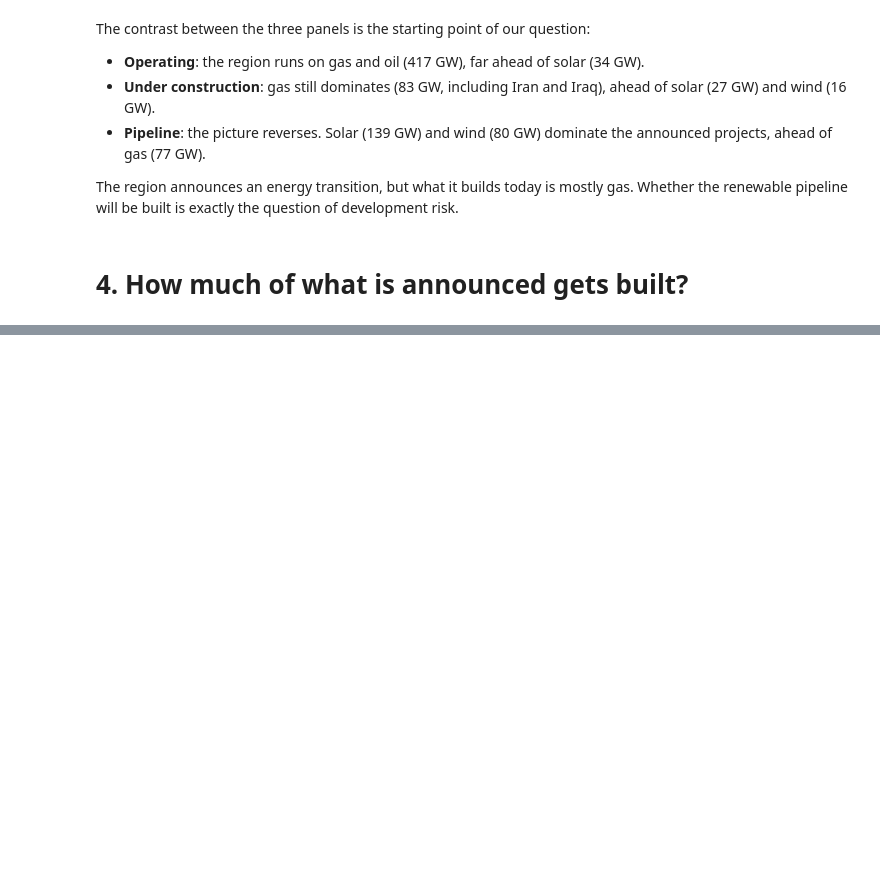
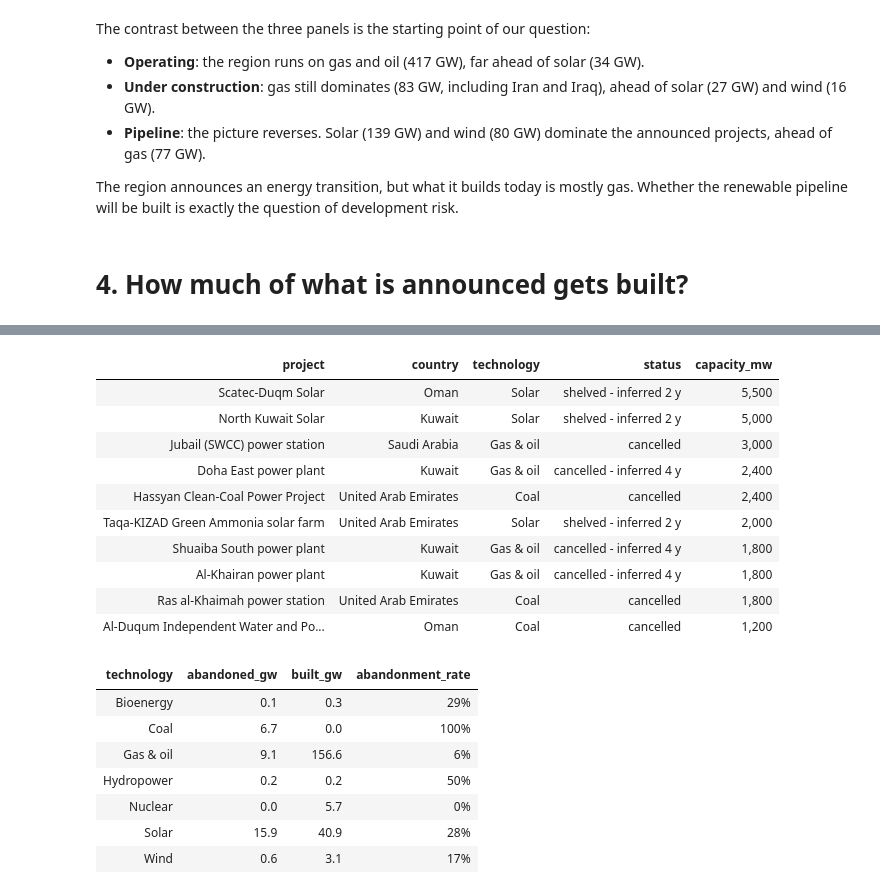
Before and after one commit to Sylvain-Topeza/power-infrastructure, a Jupyter notebook: main.ipynb, the cells around one changed output, grey strips where cells are left out. Cells and saved outputs as stored; diff of their text form; code cells hidden in the pictures; blank space fills up the shorter version.

```diff
--- a/main.ipynb
+++ b/main.ipynb
@@ -429,0 +546,33 @@ Whether the renewable pipeline will be built is exactly the question of developm
+# %%
+gcc_abandoned = (
+    units.loc[(units["area"] == "GCC") & units["abandoned"]]
+    .groupby(["project", "country", "technology", "status"], as_index=False)["capacity_mw"].sum()
+    .sort_values("capacity_mw", ascending=False)
+    .head(10)
+)
+display(gcc_abandoned.style.format({"capacity_mw": "{:,.0f}"}).hide(axis="index"))
+
+gcc_by_technology = indicators.abandonment_rate(units.loc[units["area"] == "GCC"], "technology")
+display(gcc_by_technology[["technology", "abandoned_gw", "built_gw", "abandonment_rate"]]
+        .style.format({"abandoned_gw": "{:,.1f}", "built_gw": "{:,.1f}",
+                       "abandonment_rate": "{:.0%}"}).hide(axis="index"))
+# %% [output]
+| project | country | technology | status | capacity_mw |
+| Scatec-Duqm Solar | Oman | Solar | shelved - inferred 2 y | 5,500 |
+| North Kuwait Solar | Kuwait | Solar | shelved - inferred 2 y | 5,000 |
+| Jubail (SWCC) power station | Saudi Arabia | Gas & oil | cancelled | 3,000 |
+| Doha East power plant | Kuwait | Gas & oil | cancelled - inferred 4 y | 2,400 |
+| Hassyan Clean-Coal Power Project | United Arab Emirates | Coal | cancelled | 2,400 |
+| Taqa-KIZAD Green Ammonia solar farm | United Arab Emirates | Solar | shelved - inferred 2 y | 2,000 |
+| Shuaiba South power plant | Kuwait | Gas & oil | cancelled - inferred 4 y | 1,800 |
+| Al-Khairan power plant | Kuwait | Gas & oil | cancelled - inferred 4 y | 1,800 |
+| Ras al-Khaimah power station | United Arab Emirates | Coal | cancelled | 1,800 |
+| Al-Duqum Independent Water and Po... | Oman | Coal | cancelled | 1,200 |
+| technology | abandoned_gw | built_gw | abandonment_rate |
+| Bioenergy | 0.1 | 0.3 | 29% |
+| Coal | 6.7 | 0.0 | 100% |
+| Gas & oil | 9.1 | 156.6 | 6% |
+| Hydropower | 0.2 | 0.2 | 50% |
+| Nuclear | 0.0 | 5.7 | 0% |
+| Solar | 15.9 | 40.9 | 28% |
+| Wind | 0.6 | 3.1 | 17% |
```
Also changed, not shown: parts of 15 cells of this notebook.
